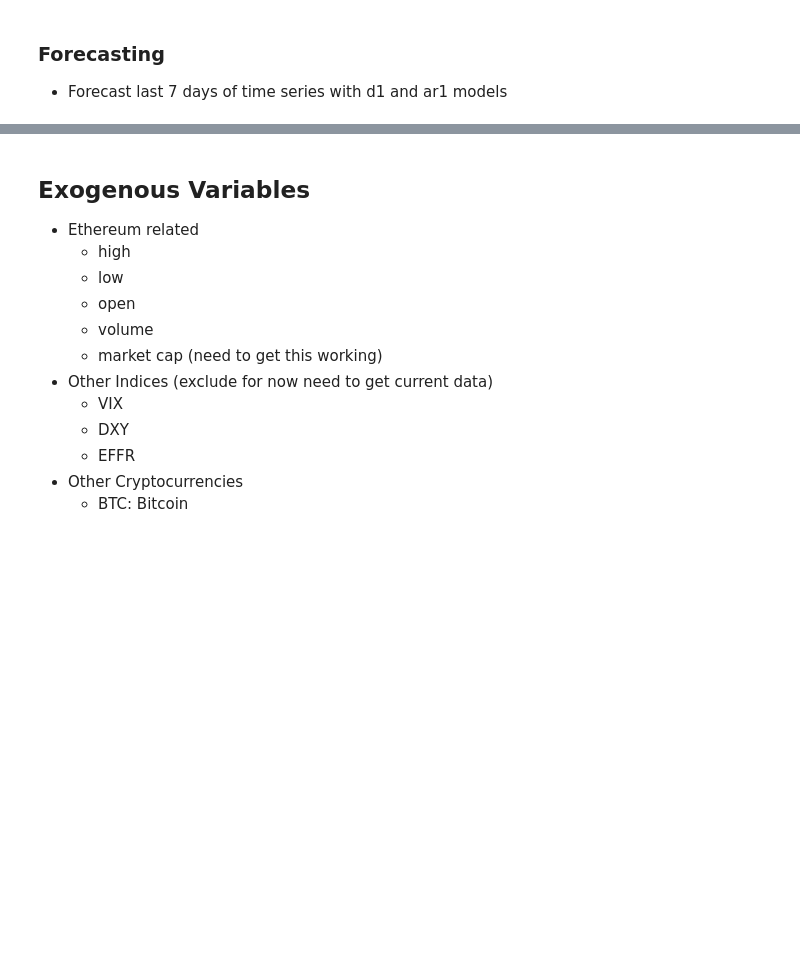
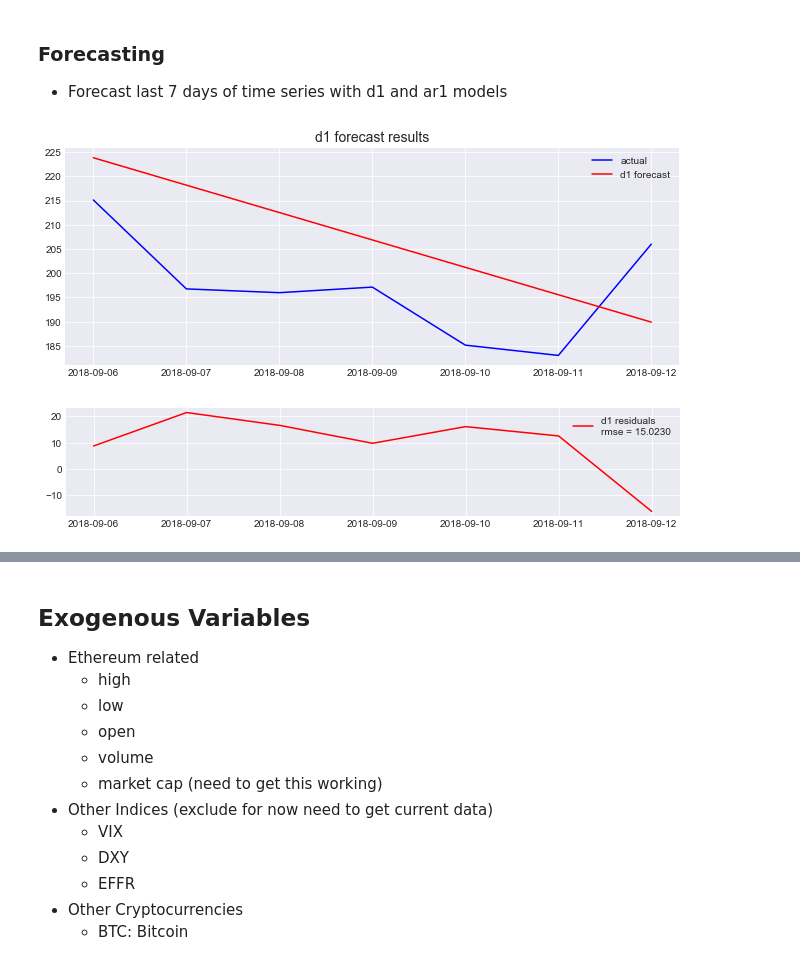
Before and after one commit to brianmcguckin/thinkful_unit_06_specializations, a Jupyter notebook: eth_ts.ipynb, the cells around one changed output, grey strips where cells are left out. Drawn from its saved outputs; the diff is of its cells as text; code cells hidden in the pictures; blank space fills up the shorter version.

```diff
--- a/eth_ts.ipynb
+++ b/eth_ts.ipynb
@@ -372,17 +321,53 @@ end_date = y.index.values[-1]
 # %%
 d1 = ARIMA(
     endog=y_train,
     order=(0,1,0)
 ).fit()
 
-d1_pred = d1.predict(
-    start=start_date,
-    end=end_date
-)
+#d1_pred = d1.predict(
+#    start=start_date,
+#    end=end_date
+#)
 
 d1f = d1.forecast(steps=7)
 d1f_resid = d1f[0] - y_test
 d1f_rmse = np.sqrt((d1f_resid ** 2).mean())
+
+# plot results
+plt.figure(figsize=(11,4))
+plt.title('d1 forecast results', size=14)
+
+# actual
+plt.plot(
+    df_05.index.values[-7:],
+    y_test,
+    label='actual',
+    color='blue',
+)
+
+# forecasted
+plt.plot(
+    df_05.index.values[-7:],
+    d1f[0],
+    label='d1 forecast',
+    color='red',
+)
+plt.legend()
+plt.show()
+
+# resid
+plt.figure(figsize=(11,2))
+plt.plot(
+    df_05.index.values[-7:],
+    d1f_resid,
+    label='d1 residuals\nrmse = {:.4f}'.format(d1f_rmse),
+    color='red',
+)
+plt.legend()
+plt.show()
+# %% [output]
+[figure, added]
+[figure, added]
 # %%
 ar1 = ARIMA(
     endog=y_train,
```
Also changed, not shown: parts of 24 cells of this notebook.
